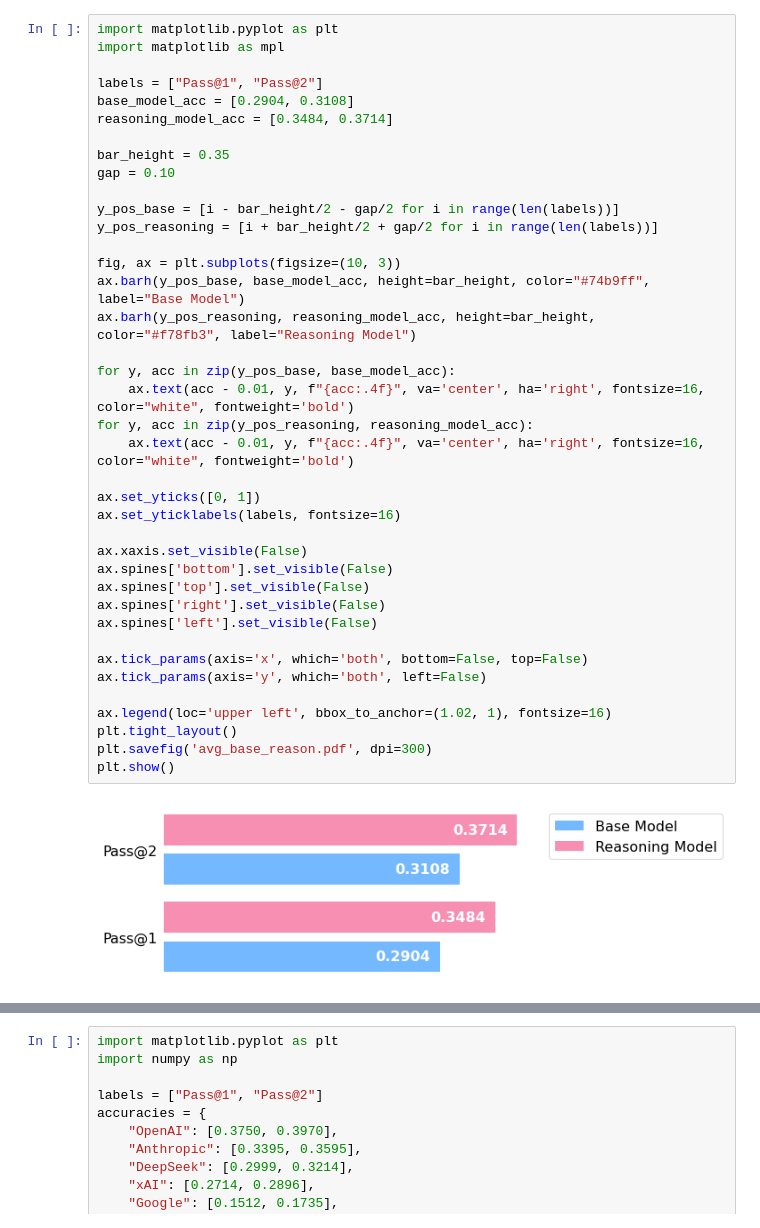
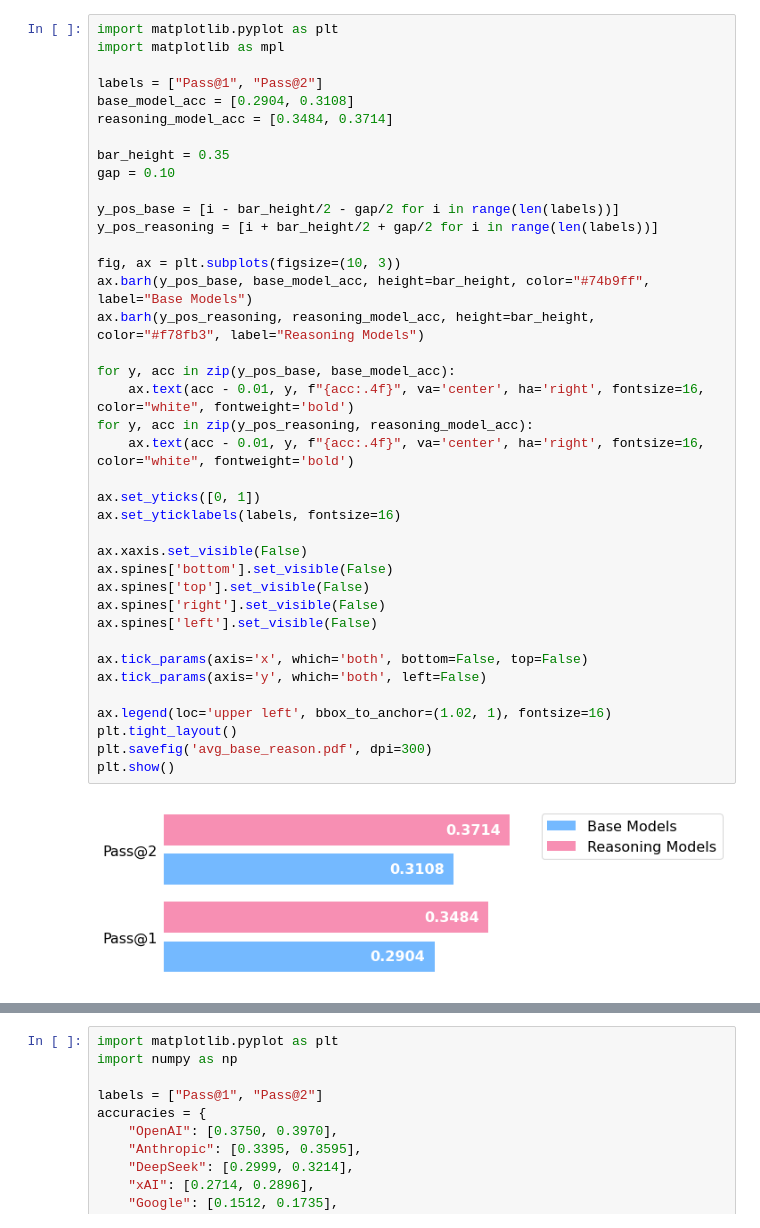
Before and after one commit to Anurag-Dutta/Euler, a Jupyter notebook: figs/avg.ipynb, the cells around one changed output, grey strips where cells are left out. Cells and saved outputs as stored; diff of their text form.

```diff
--- a/figs/avg.ipynb
+++ b/figs/avg.ipynb
@@ -9,36 +9,36 @@ reasoning_model_acc = [0.3484, 0.3714]
 bar_height = 0.35
 gap = 0.10
 
 y_pos_base = [i - bar_height/2 - gap/2 for i in range(len(labels))]
 y_pos_reasoning = [i + bar_height/2 + gap/2 for i in range(len(labels))]
 
 fig, ax = plt.subplots(figsize=(10, 3))
-ax.barh(y_pos_base, base_model_acc, height=bar_height, color="#74b9ff", label="Base Model")
-ax.barh(y_pos_reasoning, reasoning_model_acc, height=bar_height, color="#f78fb3", label="Reasoning Model")
+ax.barh(y_pos_base, base_model_acc, height=bar_height, color="#74b9ff", label="Base Models")
+ax.barh(y_pos_reasoning, reasoning_model_acc, height=bar_height, color="#f78fb3", label="Reasoning Models")
 
 for y, acc in zip(y_pos_base, base_model_acc):
     ax.text(acc - 0.01, y, f"{acc:.4f}", va='center', ha='right', fontsize=16, color="white", fontweight='bold')
 for y, acc in zip(y_pos_reasoning, reasoning_model_acc):
     ax.text(acc - 0.01, y, f"{acc:.4f}", va='center', ha='right', fontsize=16, color="white", fontweight='bold')
 
 ax.set_yticks([0, 1])
 ax.set_yticklabels(labels, fontsize=16)
 
 ax.xaxis.set_visible(False)
 ax.spines['bottom'].set_visible(False)
 ax.spines['top'].set_visible(False)
 ax.spines['right'].set_visible(False)
 ax.spines['left'].set_visible(False)
 
 ax.tick_params(axis='x', which='both', bottom=False, top=False)
 ax.tick_params(axis='y', which='both', left=False)
 
 ax.legend(loc='upper left', bbox_to_anchor=(1.02, 1), fontsize=16)
 plt.tight_layout()
 plt.savefig('avg_base_reason.pdf', dpi=300)
 plt.show()
 # %% [output]
-[figure, old version]
+[figure, new version]
 # %%
 import matplotlib.pyplot as plt
 import matplotlib as mpl
```
Also changed, not shown: parts of 1 cell of this notebook, 11 other files.
